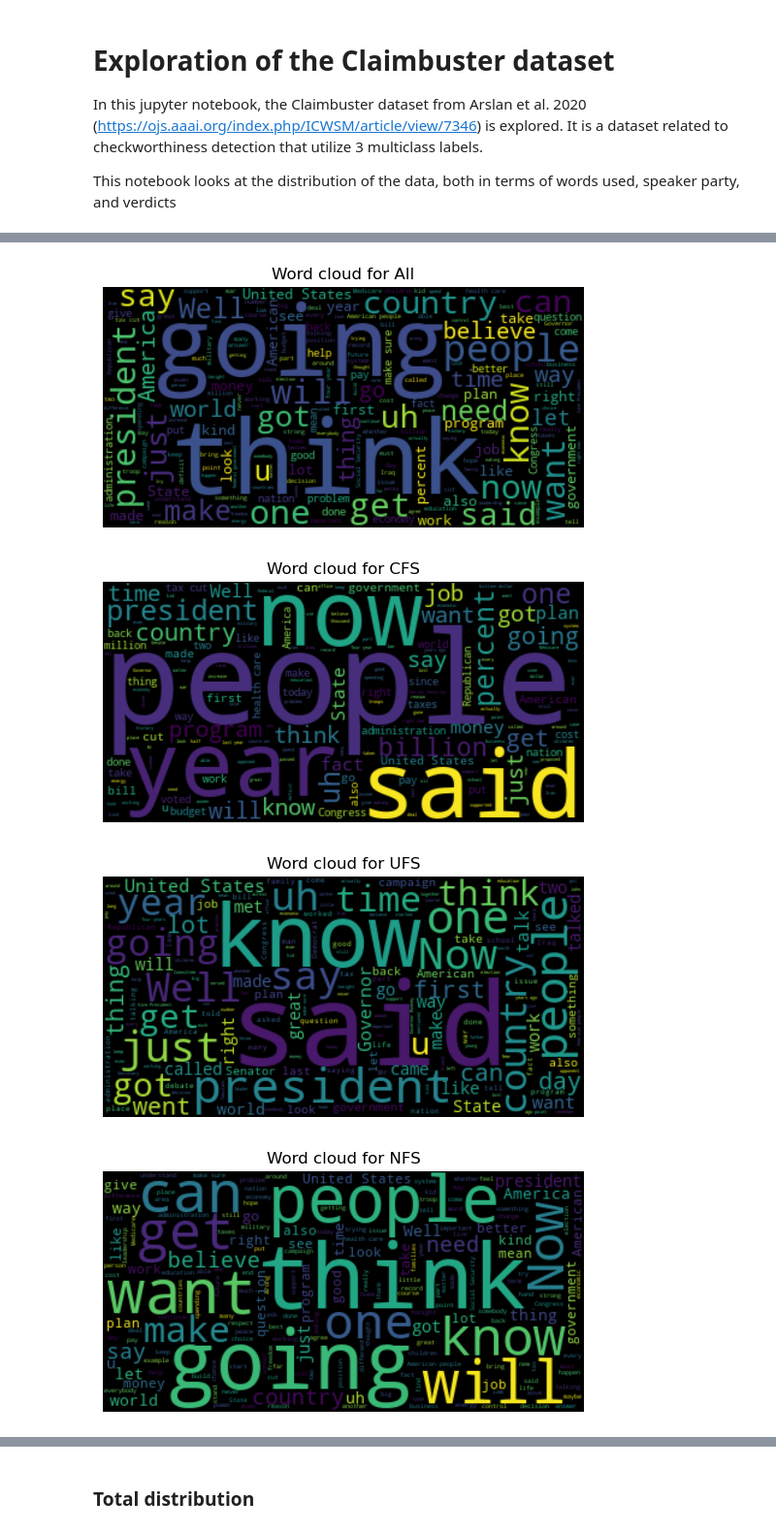
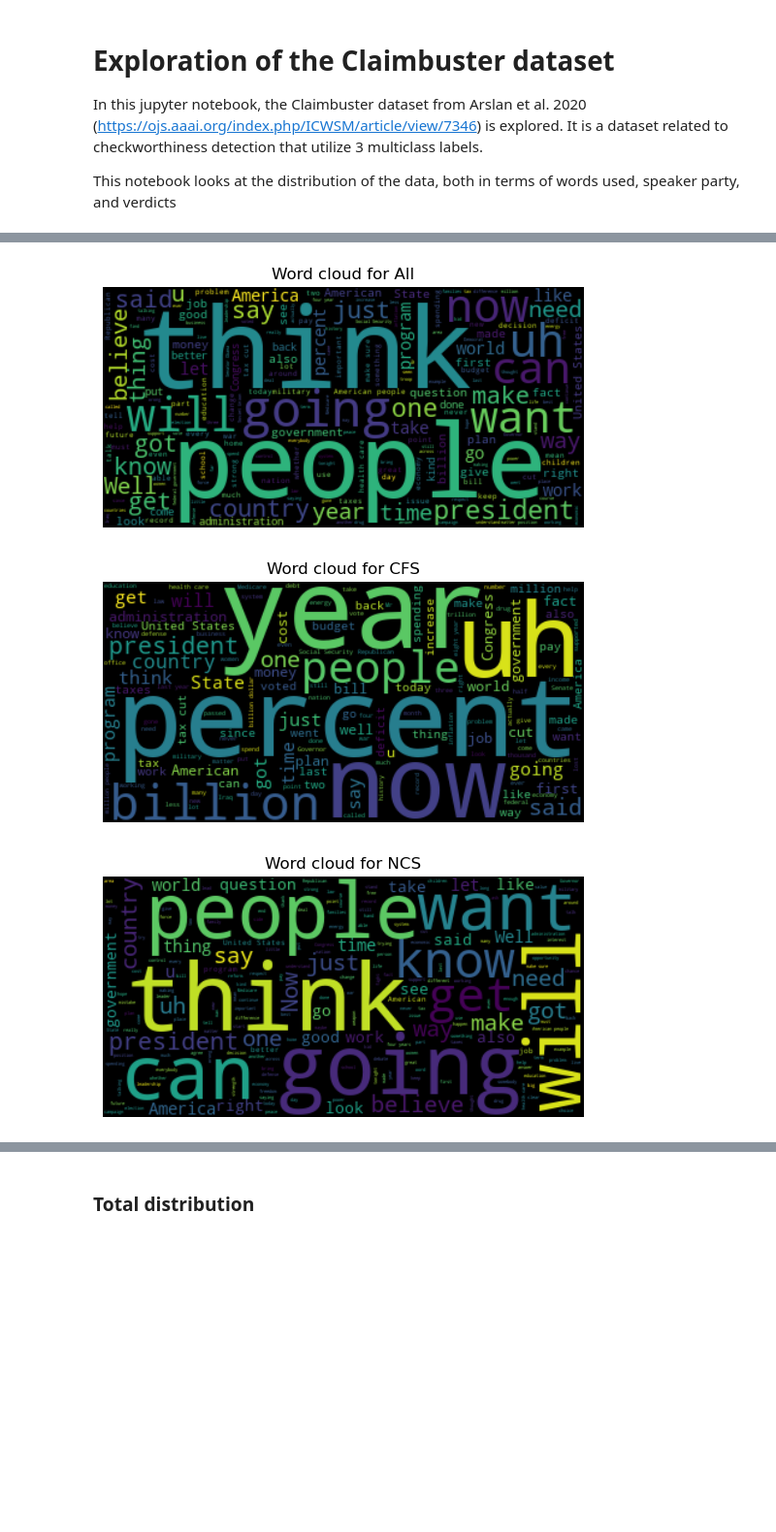
Before and after one commit to matsbratvold/Checkworthiness-Detection-with-Open-Source-LLMs, a Jupyter notebook: src/claimbuster.ipynb, the cells around one changed output, grey strips where cells are left out. Shown at 97% size. Cells and saved outputs as stored; diff of their text form; code cells hidden in the pictures; blank space fills up the shorter version.

Commit message:
Added data exploration of binary data

```diff
--- a/src/claimbuster.ipynb
+++ b/src/claimbuster.ipynb
@@ -12,12 +12,12 @@ First, relevant Python modules are imported and the data is loaded
 %load_ext autoreload
 %autoreload
 
-from claimbuster_utils import load_claimbuster_dataset, ClaimbusterMultiClassLabel, ClaimbusterSpeakerParty, ClaimBusterSpeakerTitle
-from plotting_utils import dataframe_to_text, show_word_cloud, show_histogram_plot, show_sub_plots_with_legends, show_sub_plots_pie_chart
+from claimbuster_utils import load_claimbuster_dataset, ClaimbusterBinaryLabel, ClaimbusterSpeakerParty, ClaimBusterSpeakerTitle, NCS_RATIO
+from plotting_utils import dataframe_to_text, show_word_cloud, show_bar_plot, show_histogram_plot, show_sub_plots_with_legends, show_sub_plots_pie_chart
 import os
+import numpy as np
+import nltk
 
 folder_path = os.path.join("../data", "ClaimBuster_Datasets", "datasets")
-
-data = load_claimbuster_dataset(folder_path)
-data.head()
+binary_verdicts = [ClaimbusterBinaryLabel.CFS, ClaimbusterBinaryLabel.NCS]
 # %% [output]
@@ -29,0 +30,4 @@ data.head()
+# %%
+binary_data = load_claimbuster_dataset(folder_path, ncs_ratio=NCS_RATIO.TWO_AND_A_HALF)
+print(f"{binary_data.shape=}")
+binary_data.head()
@@ -39,24 +51,22 @@ Four wordclouds are generated based on the different verdicts:
 # %%
 %autoreload
 
-categories = ["All", "CFS", "UFS", "NFS"]
-verdicts = [None, ClaimbusterMultiClassLabel.CFS, ClaimbusterMultiClassLabel.UFS, ClaimbusterMultiClassLabel.NFS]
-speaker_parties = [f"Word cloud for {category}" for category in categories]
+categories = ["All", "CFS", "NCS"]
+titles = [f"Word cloud for {category}" for category in categories]
 base_dir = os.path.join("..", "figures", "claimbuster", "wordclouds")
 file_paths = [os.path.join(base_dir, f"{category}.png") for category in categories]
 
 if not os.path.exists(base_dir):
     os.makedirs(base_dir)
 
-for verdict, speaker_party, file_path in zip(verdicts, speaker_parties, file_paths):
+for verdict, speaker_party, file_path in zip(binary_verdicts, titles, file_paths):
     if verdict is None:
-        text = dataframe_to_text(data, labels=["Text"])
+        text = dataframe_to_text(binary_data, labels=["Text"])
     else:
-        filtered_data = data[data["Verdict"] == verdict.value]
+        filtered_data = binary_data[binary_data["Verdict"] == verdict.value]
         text = dataframe_to_text(filtered_data, labels=["Text"])
     show_word_cloud(text, speaker_party, file_path)
 # %% [output]
-[figure, old version]
+[figure, new version]
-[figure, old version]
+[figure, new version]
-[figure, old version]
+[figure, new version]
-[figure, removed]
```
Also changed, not shown: parts of 15 cells of this notebook.
